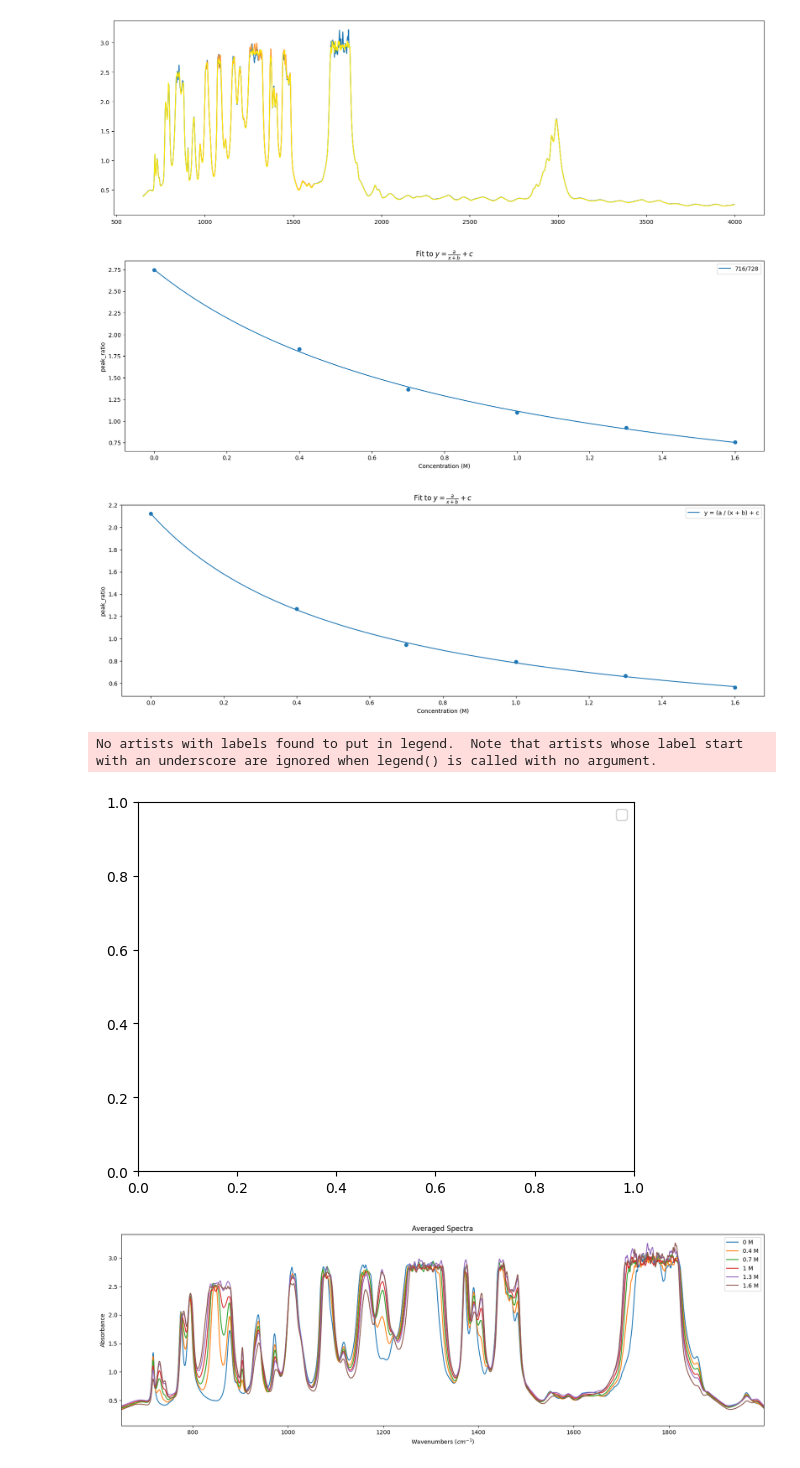
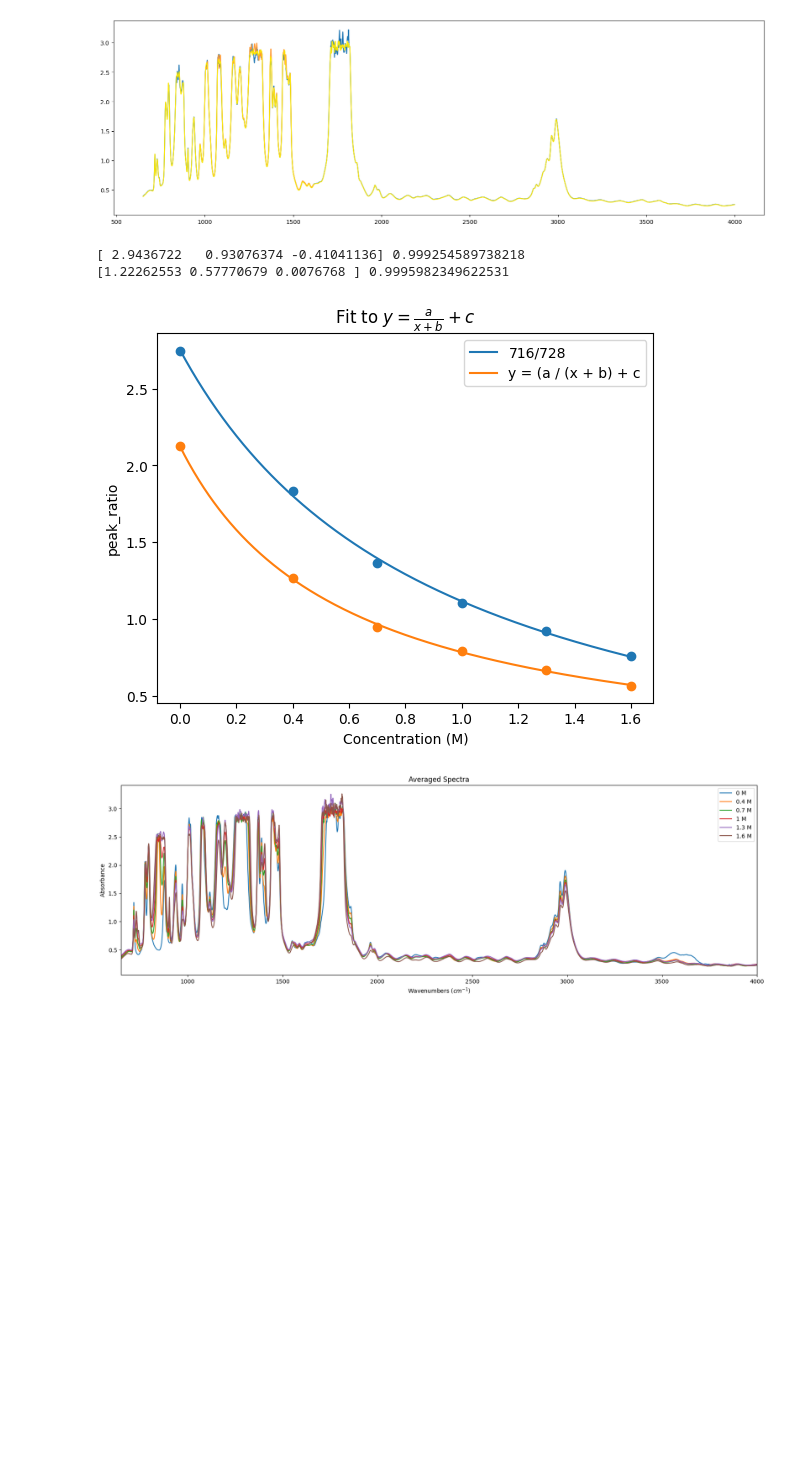
Before and after one commit to MODESBYU/MODES, a Jupyter notebook: Battery Data/Li-Li Symmetric Cell/Diagnostics/Averaging.ipynb, the cells around one changed output. Cells and saved outputs as stored; diff of their text form; code cells hidden in the pictures; blank space fills up the shorter version.

```diff
--- a/Battery Data/Li-Li Symmetric Cell/Diagnostics/Averaging.ipynb
+++ b/Battery Data/Li-Li Symmetric Cell/Diagnostics/Averaging.ipynb
@@ -226,14 +226,17 @@ _0M= Molarity(array,'\t',0)
 
 molars = np.array([_0M,_4M,_7M,_1M,_1_3M,_1_6M])
 total = Diagnostic(molars)
-
-a,b,c = total.inverse(plot = True,type = 'peak_ratio', loc = 716,loc2 = 728,label0 = '716/728')
-d,e,f = total.inverse(plot = True,type = 'peak_ratio', loc = 1150,loc2 = 1200)
-
-total.plot(650,2000)
-# %% [output]
-[figure, removed]
-[figure, removed]
-No artists with labels found to put in legend.  Note that artists whose label start with an underscore are ignored when legend() is called with no argument.
-[figure, removed]
-[figure, removed]
+# %%
+# using a Diagnostic class called total
+a, r1 = total.inverse(plot = True,type = 'peak_ratio', loc = 716,loc2 = 728,label0 = '716/728')
+d,e = total.inverse(plot = True,type = 'peak_ratio', loc = 1150,loc2 = 1200)
+
+
+print(a,r1)
+print(d,e)
+total.plot()
+# %% [output]
+[ 2.9436722   0.93076374 -0.41041136] 0.999254589738218
+[1.22262553 0.57770679 0.0076768 ] 0.9995982349622531
+[figure, added]
+[figure, added]
```
Also changed, not shown: parts of 1 cell of this notebook, 1 other file.
